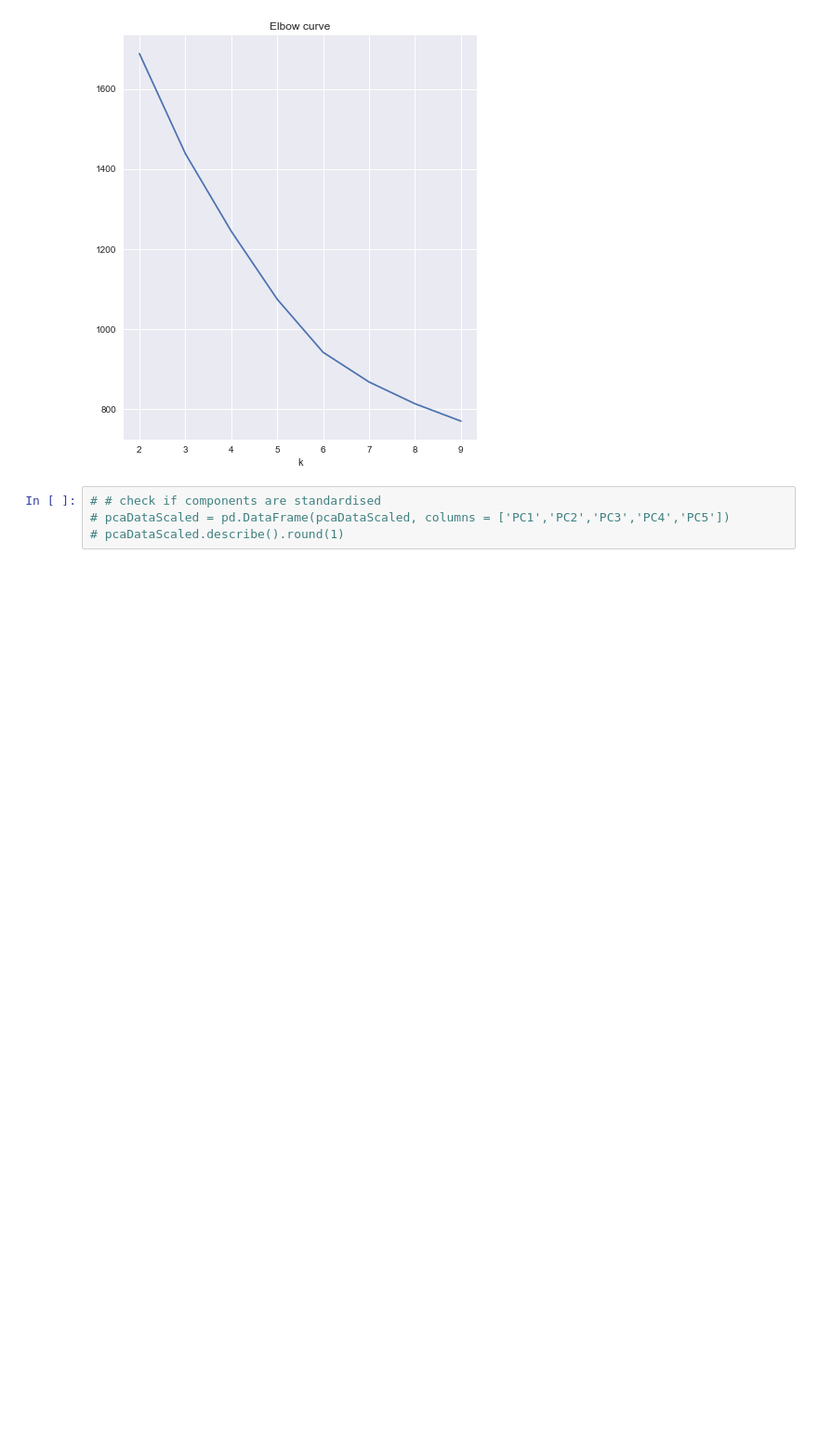
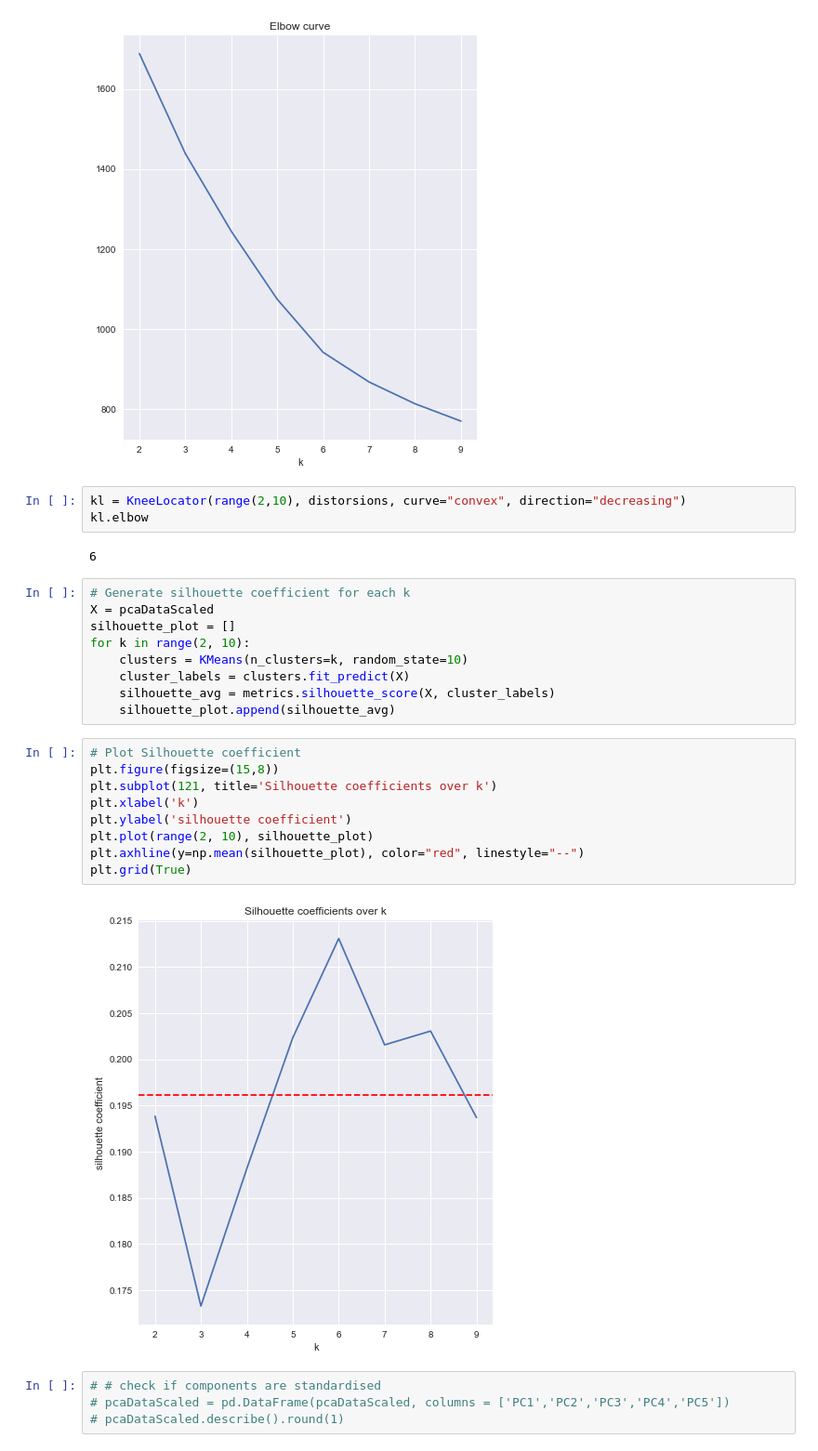
Before and after one commit to CSA100/nba-dsai, a Jupyter notebook: K-MeansClustering.ipynb, the cells around one changed output. Shown: that part at 93% size. Drawn from its saved outputs; the diff is of its cells as text; blank space fills up the shorter version.

```diff
--- a/K-MeansClustering.ipynb
+++ b/K-MeansClustering.ipynb
@@ -70,6 +71,31 @@ plt.plot(range(2, 10), distorsions)
 plt.grid(True)
 # %% [output]
 [figure]
+# %%
+kl = KneeLocator(range(2,10), distorsions, curve="convex", direction="decreasing")
+kl.elbow
+# %% [output]
+6
+# %%
+# Generate silhouette coefficient for each k
+X = pcaDataScaled
+silhouette_plot = []
+for k in range(2, 10):
+    clusters = KMeans(n_clusters=k, random_state=10)
+    cluster_labels = clusters.fit_predict(X)
+    silhouette_avg = metrics.silhouette_score(X, cluster_labels)
+    silhouette_plot.append(silhouette_avg)
+# %%
+# Plot Silhouette coefficient
+plt.figure(figsize=(15,8))
+plt.subplot(121, title='Silhouette coefficients over k')
+plt.xlabel('k')
+plt.ylabel('silhouette coefficient')
+plt.plot(range(2, 10), silhouette_plot)
+plt.axhline(y=np.mean(silhouette_plot), color="red", linestyle="--")
+plt.grid(True)
+# %% [output]
+[figure, added]
 # %%
 # # check if components are standardised
 # pcaDataScaled = pd.DataFrame(pcaDataScaled, columns = ['PC1','PC2','PC3','PC4','PC5'])
```
Also changed, not shown: parts of 3 cells of this notebook.
